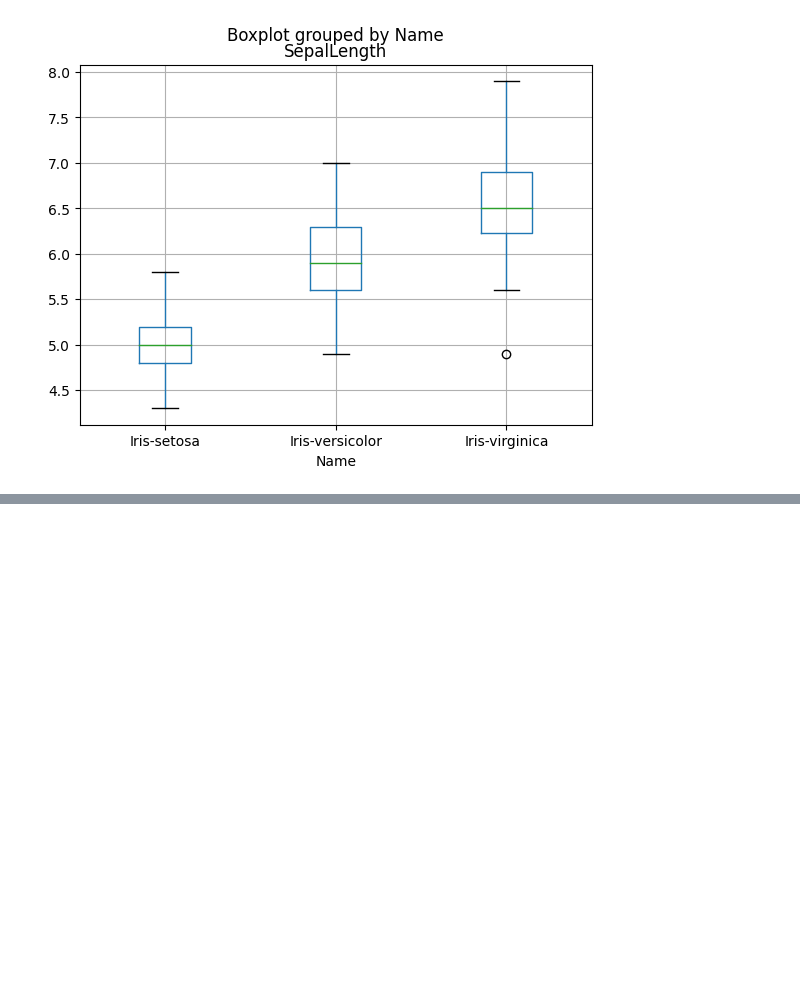
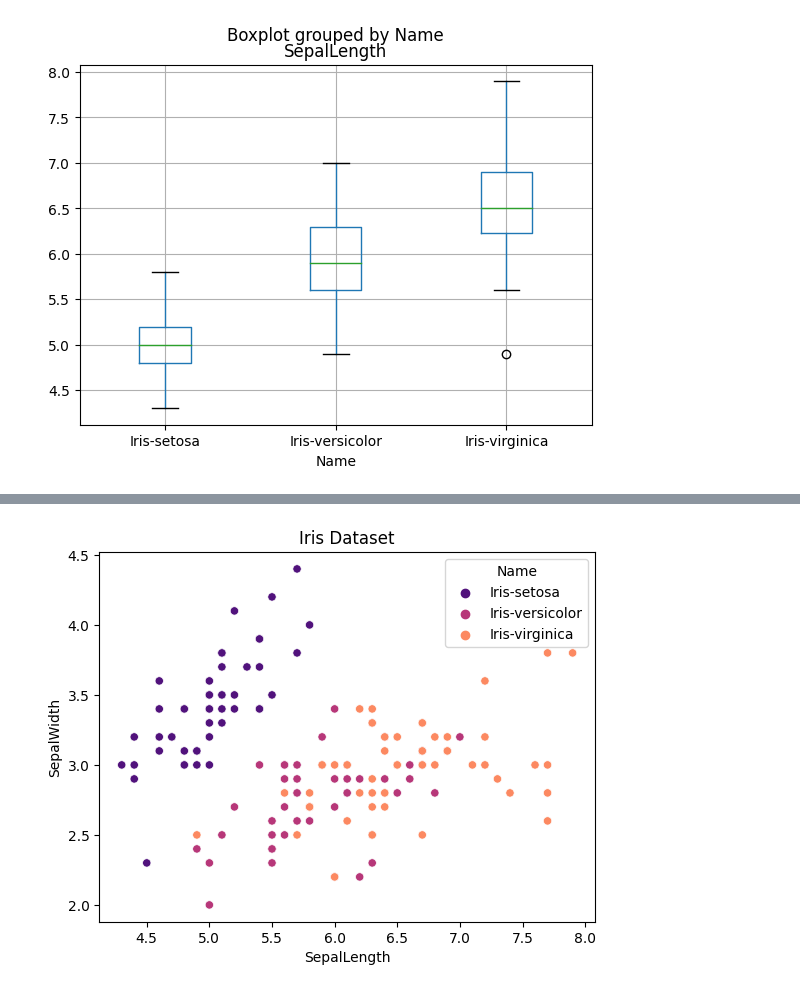
Before and after one commit to Vokturz/Curso-Python-BCCh, a Jupyter notebook: clase5/Clase5_Visualizacion.ipynb, the cells around one changed output, grey strips where cells are left out. Cells and saved outputs as stored; diff of their text form; code cells hidden in the pictures; blank space fills up the shorter version.

```diff
--- a/clase5/Clase5_Visualizacion.ipynb
+++ b/clase5/Clase5_Visualizacion.ipynb
@@ -214,0 +249,10 @@ def graficar_columnas(df, columna_y, lista_columnas):
+# %%
+import seaborn as sns
+
+# El mismo gráfico de dispersion con colores, pero con seaborn
+ax = sns.scatterplot(data=df_iris, x="SepalLength", y="SepalWidth", hue="Name",
+                     palette="magma") # Podemos definir una paleta de colores
+ax.set_title("Iris Dataset")
+plt.show()
+# %% [output]
+[figure, added]
```
Also changed, not shown: parts of 22 cells of this notebook.
